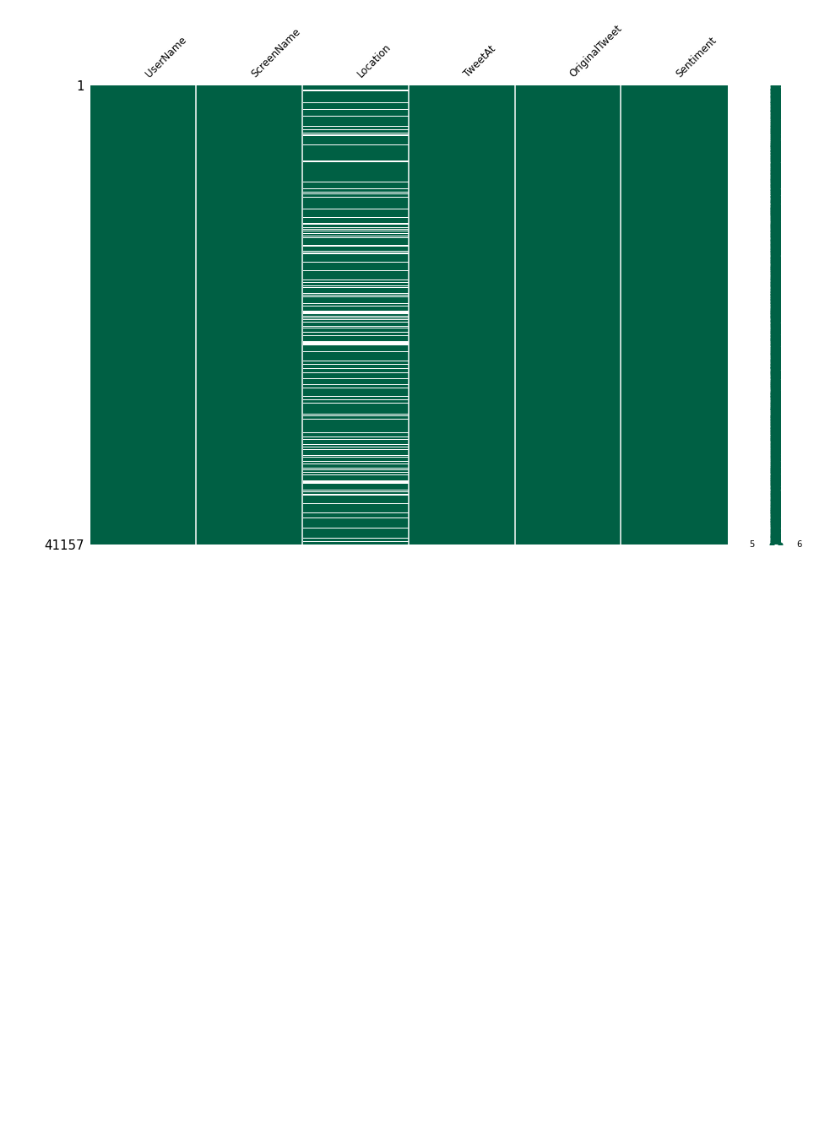
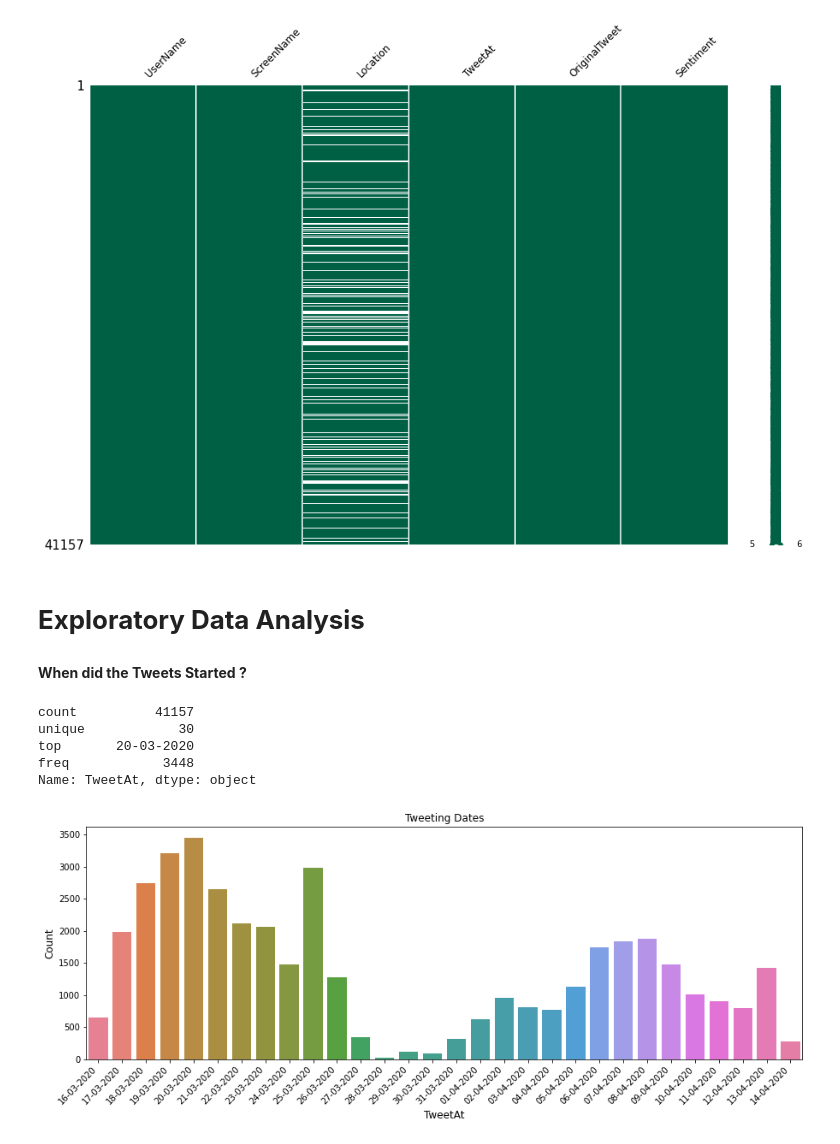
Before and after one commit to Nikkiie/Covid-tweet-sentiment-analysis-Classification, a Jupyter notebook: Covid_19_Tweet_Analysis.ipynb, the cells around one changed output. Saved outputs shown, nothing was run; the diff lists cells and outputs as text; code cells hidden in the pictures; blank space fills up the shorter version.

```diff
--- a/Covid_19_Tweet_Analysis.ipynb
+++ b/Covid_19_Tweet_Analysis.ipynb
@@ -172,3 +169,7 @@ Location 20.87  % missing values
 msno.matrix(df, figsize=(15,10), fontsize=12, color=(0, 0.38, 0.27));
 # %% [output]
 [figure]
+# %% [markdown]
+# **Exploratory Data Analysis**
+# %% [markdown]
+**When did the Tweets Started ?**
@@ -174,0 +179,20 @@ msno.matrix(df, figsize=(15,10), fontsize=12, color=(0, 0.38, 0.27));
+# %%
+# Describing TweetAt
+df.TweetAt.describe()
+# %% [output]
+count          41157
+unique            30
+top       20-03-2020
+freq            3448
+Name: TweetAt, dtype: object
+# %%
+# Distribution of Tweets Date
+plt.figure(figsize=(15,5))
+sns.countplot(x='TweetAt', data=df, palette ="husl")
+plt.xticks(rotation=45, ha='right')
+plt.title("Tweeting Dates")
+plt.ylabel("Count", fontsize = 12)
+plt.xlabel("TweetAt",fontsize = 12)
+plt.show()
+# %% [output]
+[figure, added]
```
Also changed, not shown: parts of 8 cells of this notebook.
